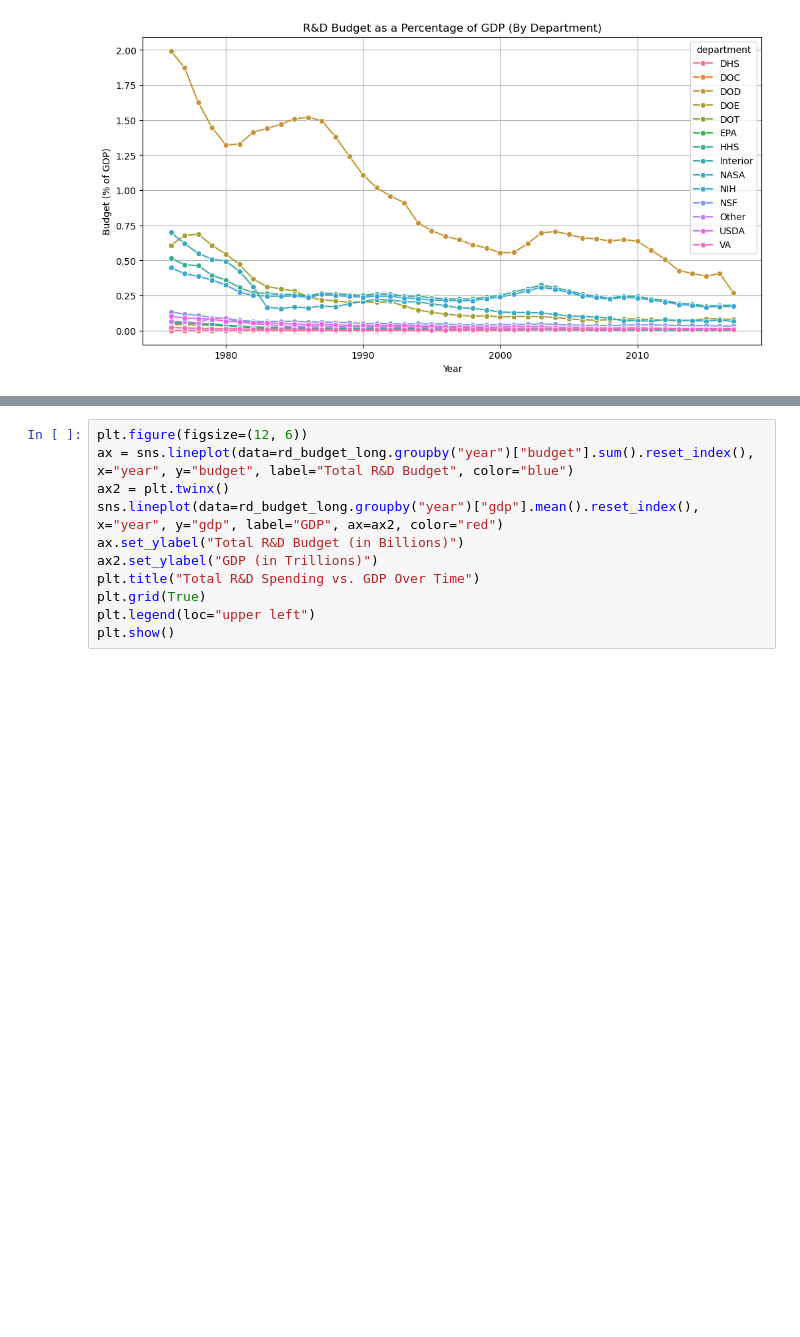
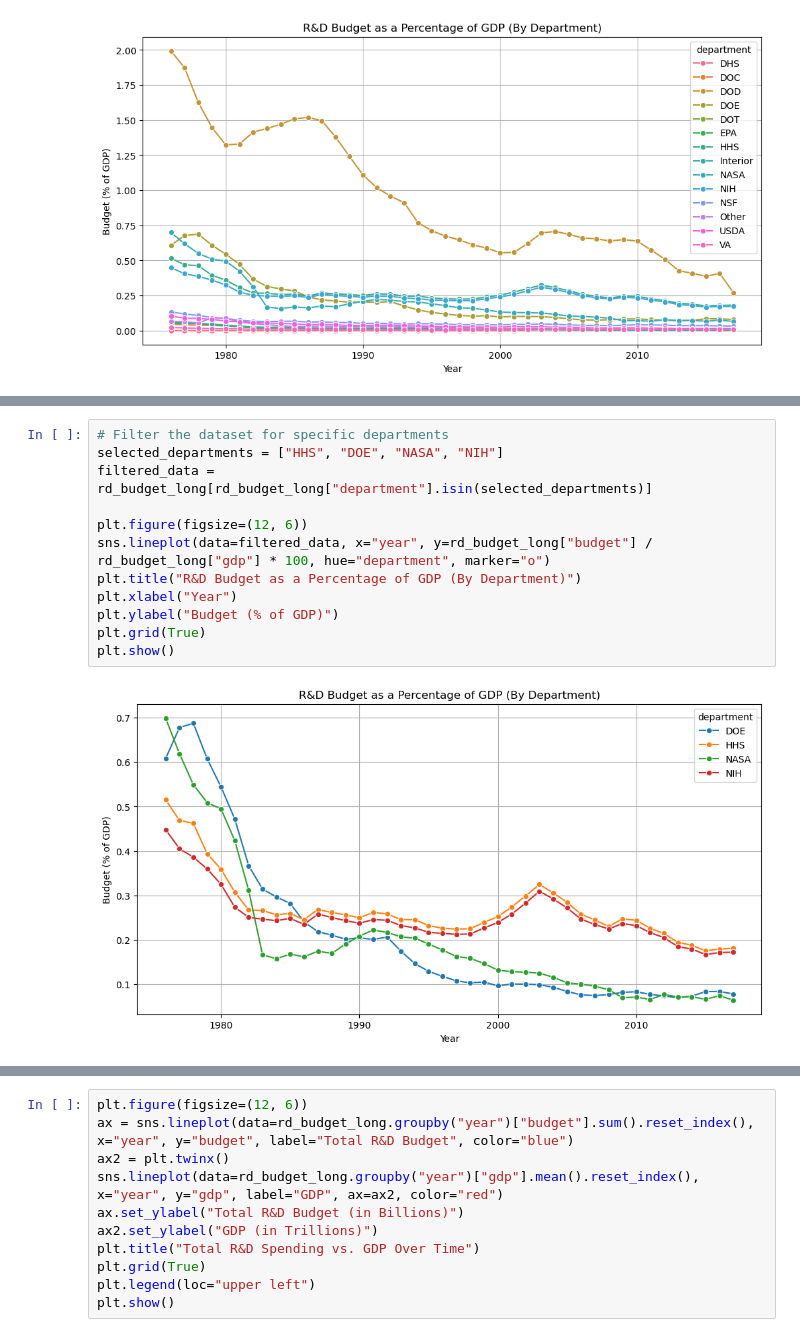
Before and after one commit to adiyabiyekenova/BIYEKENOVA-Python-Portfolio, a Jupyter notebook: TidyData-Project/tidy_data_project.ipynb, the cells around one changed output, grey strips where cells are left out. Drawn from its saved outputs; the diff is of its cells as text; blank space fills up the shorter version.

```diff
--- a/TidyData-Project/tidy_data_project.ipynb
+++ b/TidyData-Project/tidy_data_project.ipynb
@@ -231,0 +346,14 @@ plt.show()
+# %%
+# Filter the dataset for specific departments
+selected_departments = ["HHS", "DOE", "NASA", "NIH"]
+filtered_data = rd_budget_long[rd_budget_long["department"].isin(selected_departments)]
+
+plt.figure(figsize=(12, 6))
+sns.lineplot(data=filtered_data, x="year", y=rd_budget_long["budget"] / rd_budget_long["gdp"] * 100, hue="department", marker="o")
+plt.title("R&D Budget as a Percentage of GDP (By Department)")
+plt.xlabel("Year")
+plt.ylabel("Budget (% of GDP)")
+plt.grid(True)
+plt.show()
+# %% [output]
+[figure, added]
```
Also changed, not shown: parts of 48 cells of this notebook.
